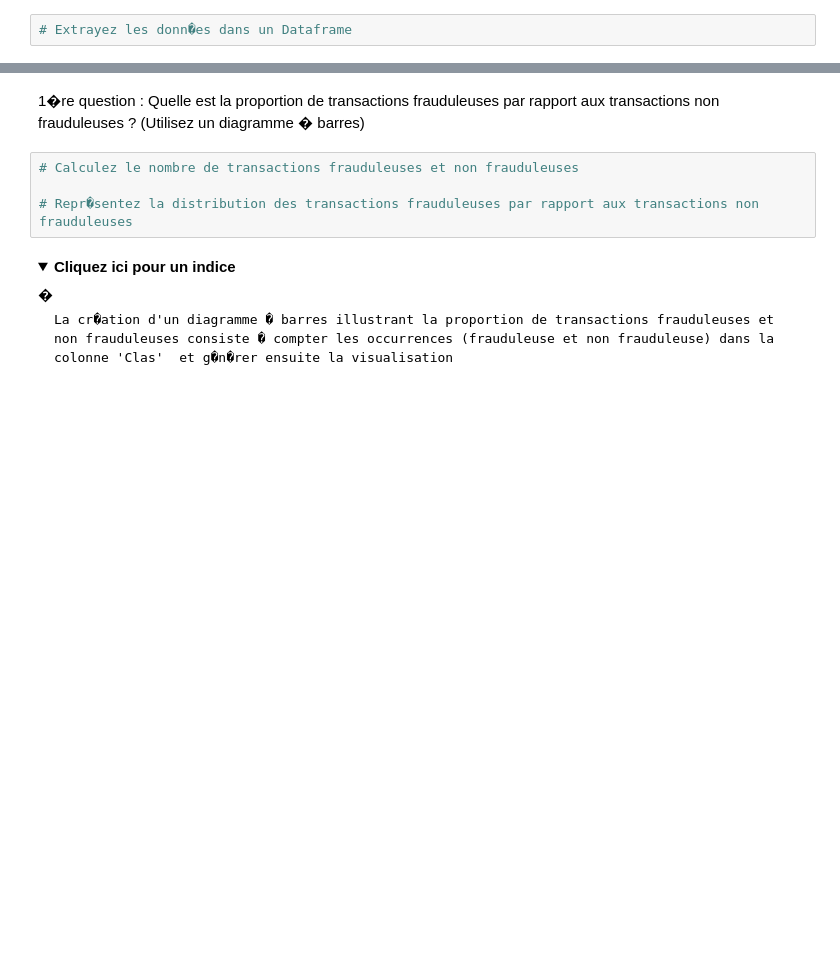
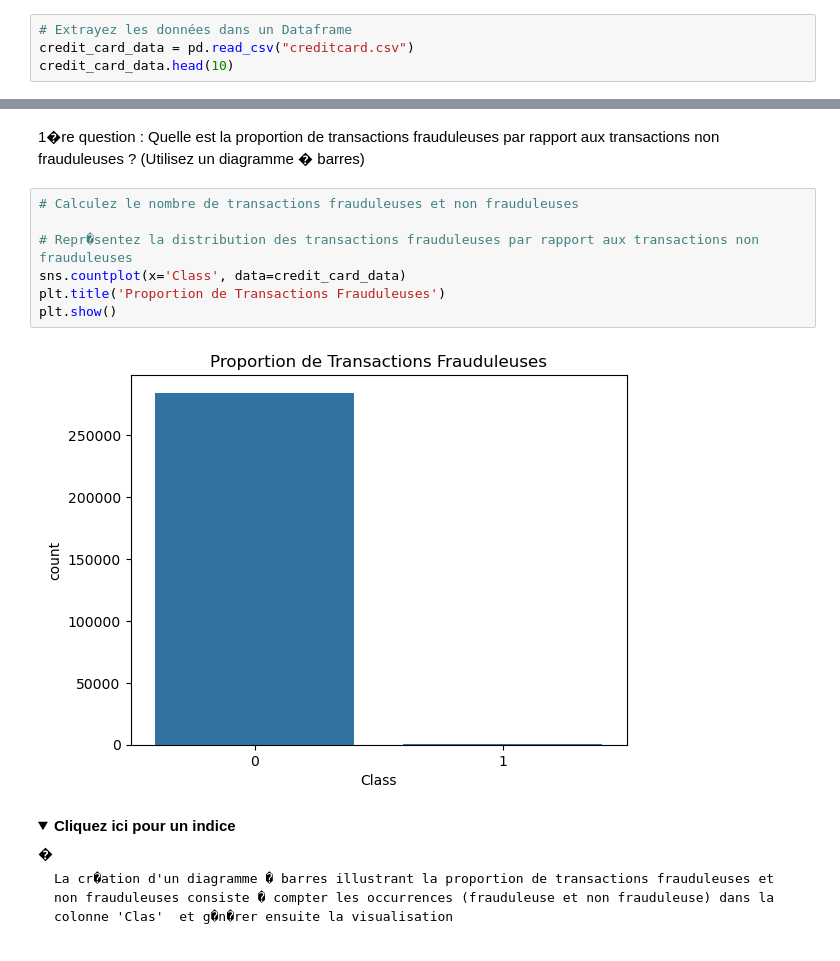
Before and after one commit to Cecile-29/Projet_Final_Machine_Learning, a Jupyter notebook: Projet_Final_Cecile_Auger_24.04.09_AI_CreditCardFraudDetection_FR.ipynb, the cells around one changed output, grey strips where cells are left out. Saved outputs shown, nothing was run; the diff lists cells and outputs as text; folded sections open; blank space fills up the shorter version.

```diff
--- a/Projet_Final_Cecile_Auger_24.04.09_AI_CreditCardFraudDetection_FR.ipynb
+++ b/Projet_Final_Cecile_Auger_24.04.09_AI_CreditCardFraudDetection_FR.ipynb
@@ -18,4 +18,6 @@ warnings.filterwarnings("ignore")
 # %% [markdown]
 ### Importez et lisez le dataset
 # %%
-# Extrayez les donn�es dans un Dataframe
+# Extrayez les données dans un Dataframe
+credit_card_data = pd.read_csv("creditcard.csv")
+credit_card_data.head(10)
@@ -126,7 +181,12 @@ Nous supposons dans ce code que le DataFrame pandas s'appelle ��data��.
 # %%
 # Calculez le nombre de transactions frauduleuses et non frauduleuses
 
 # Repr�sentez la distribution des transactions frauduleuses par rapport aux transactions non frauduleuses
+sns.countplot(x='Class', data=credit_card_data)
+plt.title('Proportion de Transactions Frauduleuses')
+plt.show()
+# %% [output]
+[figure, added]
 # %% [markdown]
 <details>
 � <summary><b>Cliquez ici pour un indice</b></summary>
```
Also changed, not shown: parts of 18 cells of this notebook.
